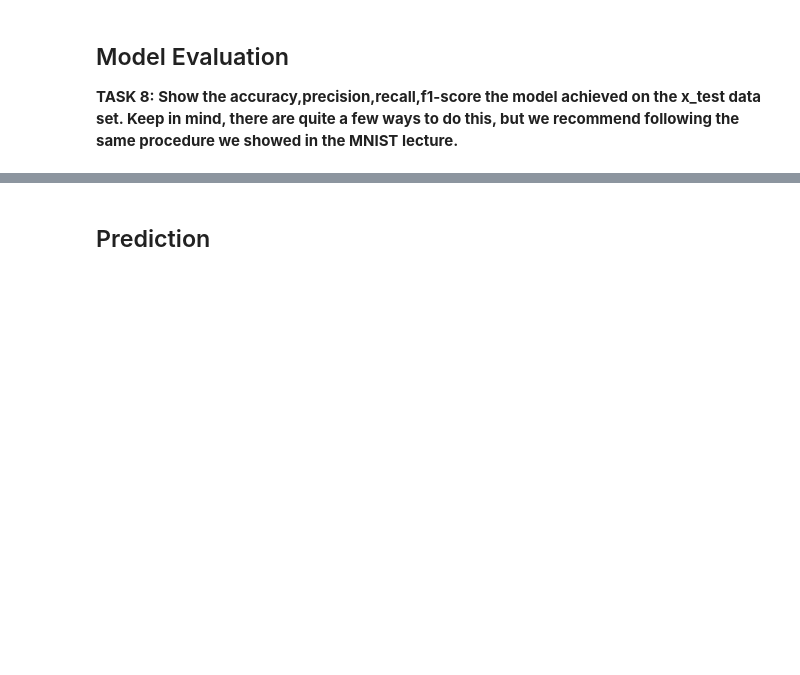
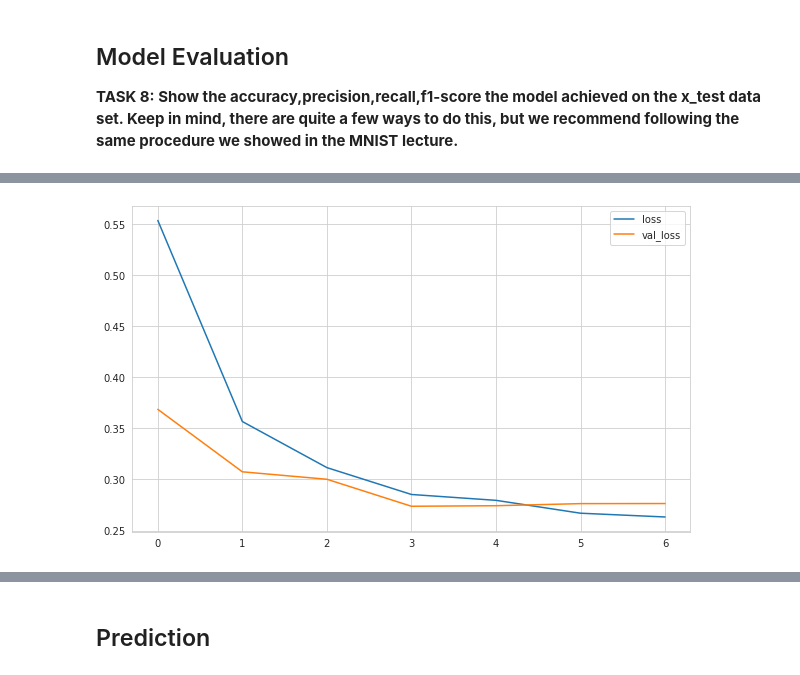
Before and after one commit to harun1yuksel/working, a Jupyter notebook: Deep Learning/projects_assignments/DL-Assignment-2 (Image Classification with CNN)-Student.ipynb, the cells around one changed output, grey strips where cells are left out. Drawn from its saved outputs; the diff is of its cells as text; code cells hidden in the pictures; blank space fills up the shorter version.

```diff
--- a/Deep Learning/projects_assignments/DL-Assignment-2 (Image Classification with CNN)-Student.ipynb
+++ b/Deep Learning/projects_assignments/DL-Assignment-2 (Image Classification with CNN)-Student.ipynb
@@ -183,11 +174,13 @@ model = Sequential()
 model.add(Conv2D(filters=28, kernel_size=(3,3), input_shape=(28, 28, 1), activation='relu', padding='same'))
 model.add(MaxPool2D(pool_size=(2, 2)))
 
-model.add(Conv2D(filters=16, kernel_size=(3,3), activation='relu', padding='same'))
+model.add(Conv2D(filters=28, kernel_size=(3,3), activation='relu', padding='same'))
 model.add(MaxPool2D(pool_size=(2, 2)))
+
 
 model.add(Flatten())
 model.add(Dense(128, activation='relu'))
+model.add(Dropout(0.5))
 model.add(Dense(64, activation='relu'))
 model.add(Dense(10, activation='softmax'))
 model.compile(loss='categorical_crossentropy', optimizer='rmsprop', metrics=['accuracy'])
@@ -236,6 +209,6 @@ _________________________________________________________________
 # %%
 from tensorflow.keras.callbacks import EarlyStopping
 # %%
-early_stop = EarlyStopping(monitor='val_loss', mode="min", patience=5, restore_best_weights = True)
+early_stop = EarlyStopping(monitor='val_loss', mode="min", patience=3, restore_best_weights = True)
 # %%
-model.fit(X_train, Y_train, batch_size=32, epochs=100, validation_data=(X_test,Y_test),callbacks=[early_stop])
+model.fit(X_train, Y_train, batch_size=50, epochs=100, validation_data=(X_test,Y_test),callbacks=[early_stop])
@@ -243,3 +232,6 @@ model.fit(X_train, Y_train, batch_size=32, epochs=100, validation_data=(X_test,Y
 ## Model Evaluation
 
 **TASK 8: Show the accuracy,precision,recall,f1-score the model achieved on the x_test data set. Keep in mind, there are quite a few ways to do this, but we recommend following the same procedure we showed in the MNIST lecture.**
+# %%
+summary = pd.DataFrame(model.history.history)
+summary.head()
@@ -245,0 +245,4 @@ model.fit(X_train, Y_train, batch_size=32, epochs=100, validation_data=(X_test,Y
+# %%
+summary[["loss", "val_loss"]].plot();
+# %% [output]
+[figure, added]
```
Also changed, not shown: parts of 22 cells of this notebook.
